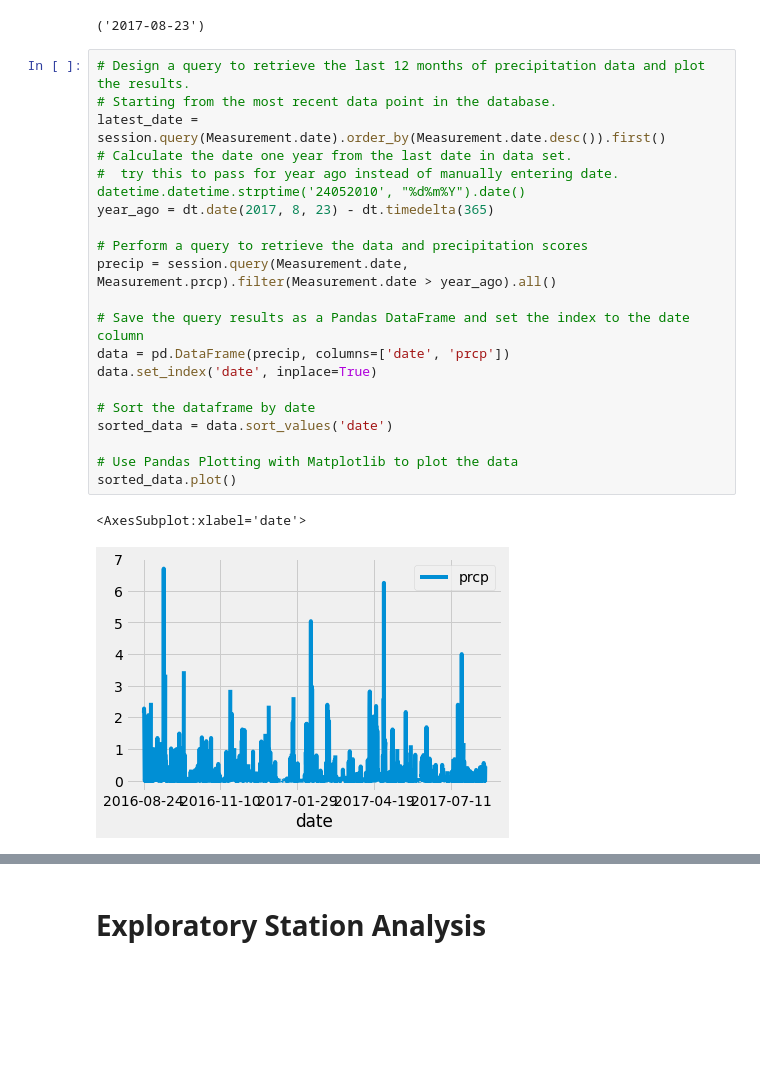
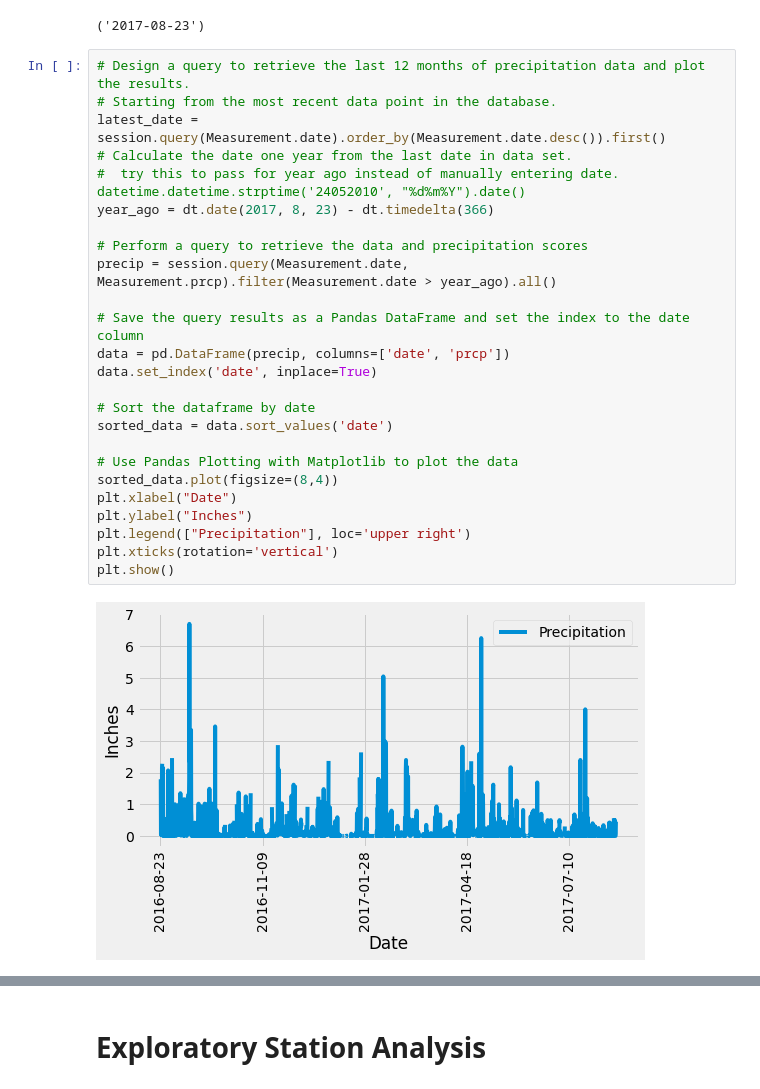
Before and after one commit to g8r1fl/sqlalchemy-challenge, a Jupyter notebook: climate_starter.ipynb, the cells around one changed output, grey strips where cells are left out. Cells and saved outputs as stored; diff of their text form; blank space fills up the shorter version.

Commit message:
finished the precipitation analysis with the plot and statistical summary

```diff
--- a/climate_starter.ipynb
+++ b/climate_starter.ipynb
@@ -45,26 +49,30 @@ session.query(Measurement.date).order_by(Measurement.date.desc()).first()
 # %%
 # Design a query to retrieve the last 12 months of precipitation data and plot the results.
 # Starting from the most recent data point in the database.
 latest_date = session.query(Measurement.date).order_by(Measurement.date.desc()).first()
 # Calculate the date one year from the last date in data set.
 #  try this to pass for year ago instead of manually entering date.  datetime.datetime.strptime('24052010', "%d%m%Y").date()
-year_ago = dt.date(2017, 8, 23) - dt.timedelta(365)
+year_ago = dt.date(2017, 8, 23) - dt.timedelta(366)
 
 # Perform a query to retrieve the data and precipitation scores
 precip = session.query(Measurement.date, Measurement.prcp).filter(Measurement.date > year_ago).all()
 
 # Save the query results as a Pandas DataFrame and set the index to the date column
 data = pd.DataFrame(precip, columns=['date', 'prcp'])
 data.set_index('date', inplace=True)
 
 # Sort the dataframe by date
 sorted_data = data.sort_values('date')
 
 # Use Pandas Plotting with Matplotlib to plot the data
-sorted_data.plot()
+sorted_data.plot(figsize=(8,4))
+plt.xlabel("Date")
+plt.ylabel("Inches")
+plt.legend(["Precipitation"], loc='upper right')
+plt.xticks(rotation='vertical')
+plt.show()
 # %% [output]
-<AxesSubplot:xlabel='date'>
-[figure, old version]
+[figure, new version]
 # %%
 sorted_data.head(-5)
 # %% [output]
```
Also changed, not shown: parts of 4 cells of this notebook.
